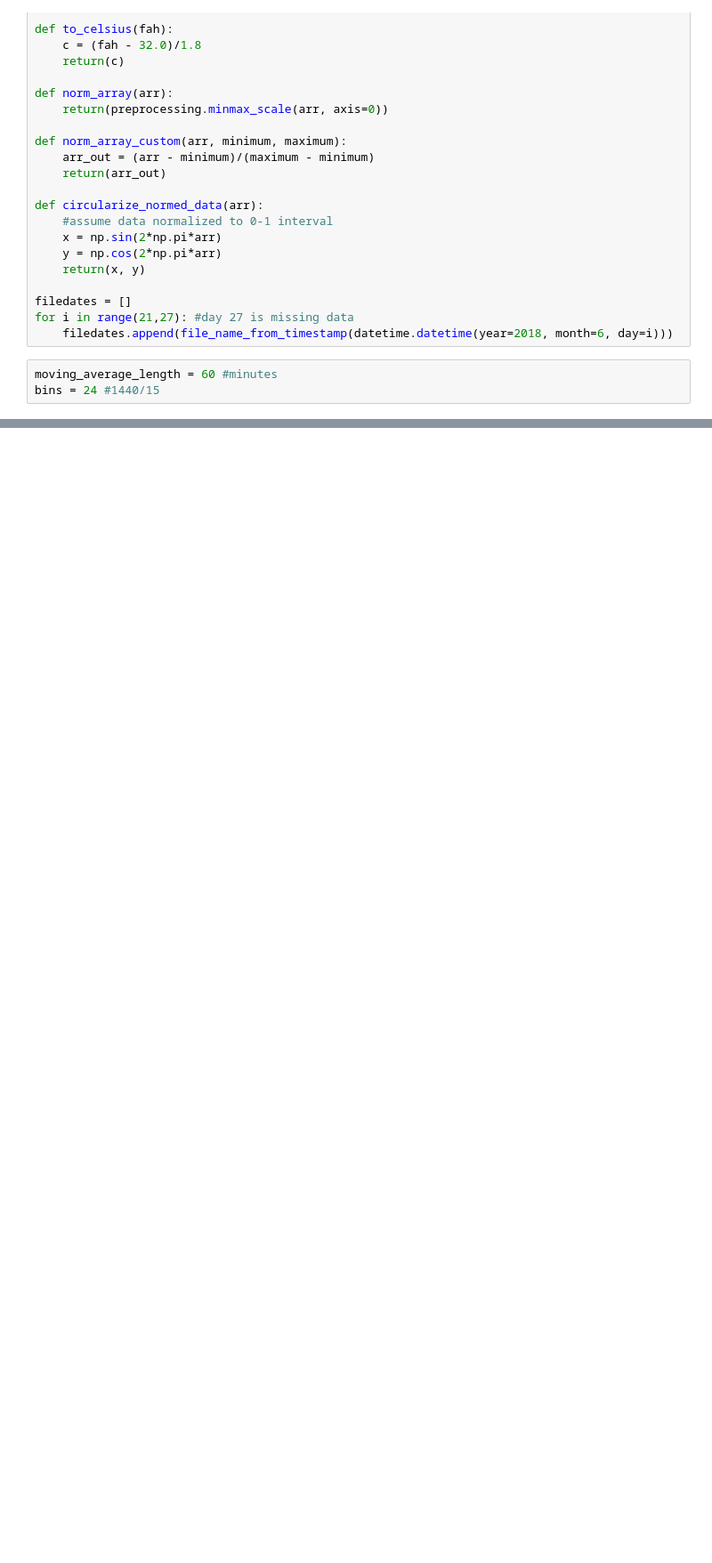
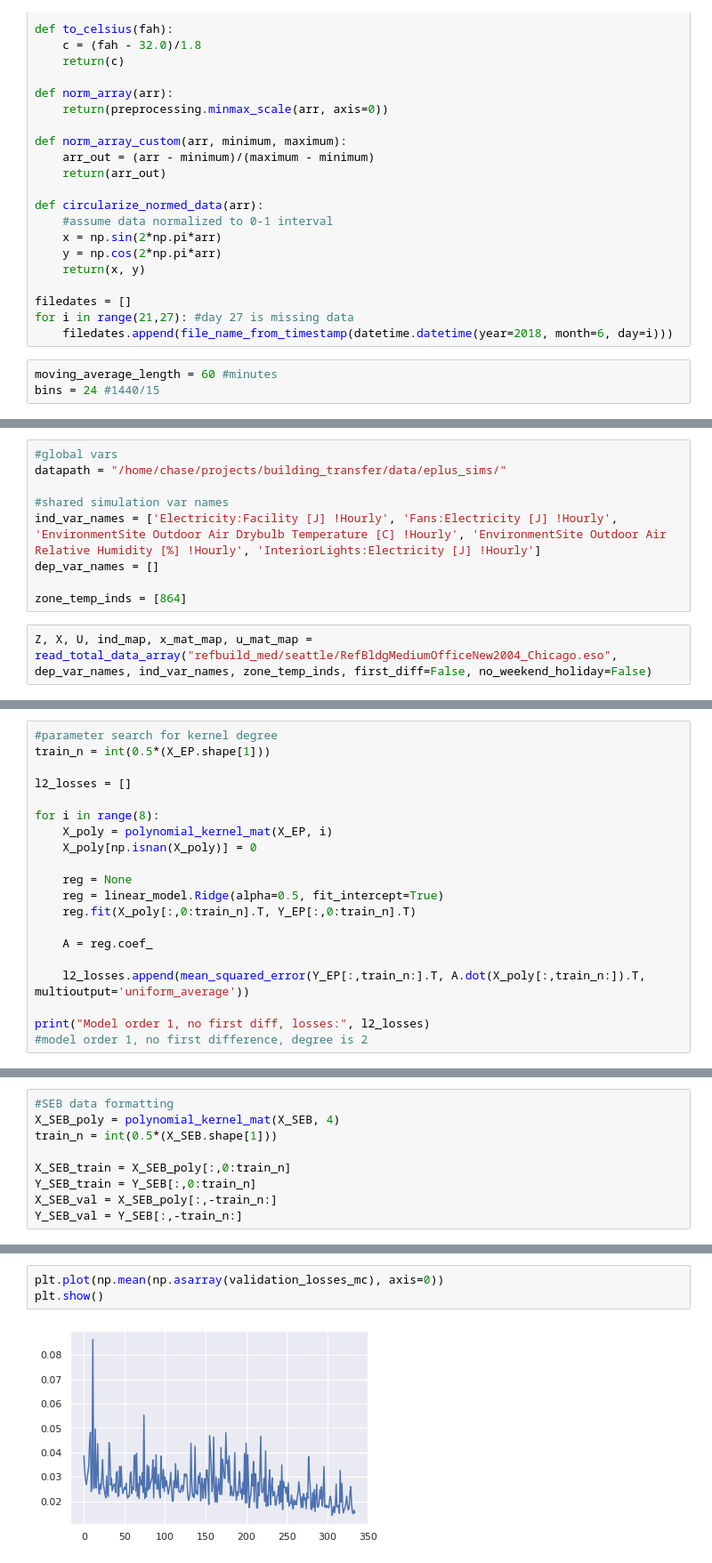
Before and after one commit to cpatdowling/building_transfer, a Jupyter notebook: notebooks/transfer_EPlus_to_SEB.ipynb, the cells around one changed output, grey strips where cells are left out. Shown at 89% size. Saved outputs shown, nothing was run; the diff lists cells and outputs as text; blank space fills up the shorter version.

```diff
--- a/notebooks/transfer_EPlus_to_SEB.ipynb
+++ b/notebooks/transfer_EPlus_to_SEB.ipynb
@@ -213,0 +600,11 @@ for a in vavdata:
+# %%
+#global vars
+datapath = "/home/chase/projects/building_transfer/data/eplus_sims/"
+
+#shared simulation var names
+ind_var_names = ['Electricity:Facility [J] !Hourly', 'Fans:Electricity [J] !Hourly', 'EnvironmentSite Outdoor Air Drybulb Temperature [C] !Hourly', 'EnvironmentSite Outdoor Air Relative Humidity [%] !Hourly', 'InteriorLights:Electricity [J] !Hourly']
+dep_var_names = []
+
+zone_temp_inds = [864]
+# %%
+Z, X, U, ind_map, x_mat_map, u_mat_map = read_total_data_array("refbuild_med/seattle/RefBldgMediumOfficeNew2004_Chicago.eso", dep_var_names, ind_var_names, zone_temp_inds, first_diff=False, no_weekend_holiday=False)
@@ -213,0 +691,20 @@ for a in vavdata:
+# %%
+#parameter search for kernel degree
+train_n = int(0.5*(X_EP.shape[1]))
+
+l2_losses = []
+
+for i in range(8):
+    X_poly = polynomial_kernel_mat(X_EP, i)
+    X_poly[np.isnan(X_poly)] = 0
+
+    reg = None
+    reg = linear_model.Ridge(alpha=0.5, fit_intercept=True)
+    reg.fit(X_poly[:,0:train_n].T, Y_EP[:,0:train_n].T)
+
+    A = reg.coef_
+
+    l2_losses.append(mean_squared_error(Y_EP[:,train_n:].T, A.dot(X_poly[:,train_n:]).T, multioutput='uniform_average'))
+
+print("Model order 1, no first diff, losses:", l2_losses)
+#model order 1, no first difference, degree is 2
@@ -213,0 +794,9 @@ for a in vavdata:
+# %%
+#SEB data formatting
+X_SEB_poly = polynomial_kernel_mat(X_SEB, 4)
+train_n = int(0.5*(X_SEB.shape[1]))
+
+X_SEB_train = X_SEB_poly[:,0:train_n]
+Y_SEB_train = Y_SEB[:,0:train_n]
+X_SEB_val = X_SEB_poly[:,-train_n:]
+Y_SEB_val = Y_SEB[:,-train_n:]
@@ -213,0 +901,5 @@ for a in vavdata:
+# %%
+plt.plot(np.mean(np.asarray(validation_losses_mc), axis=0))
+plt.show()
+# %% [output]
+[figure, added]
```
Also changed, not shown: parts of 34 cells of this notebook, 10 other files.
